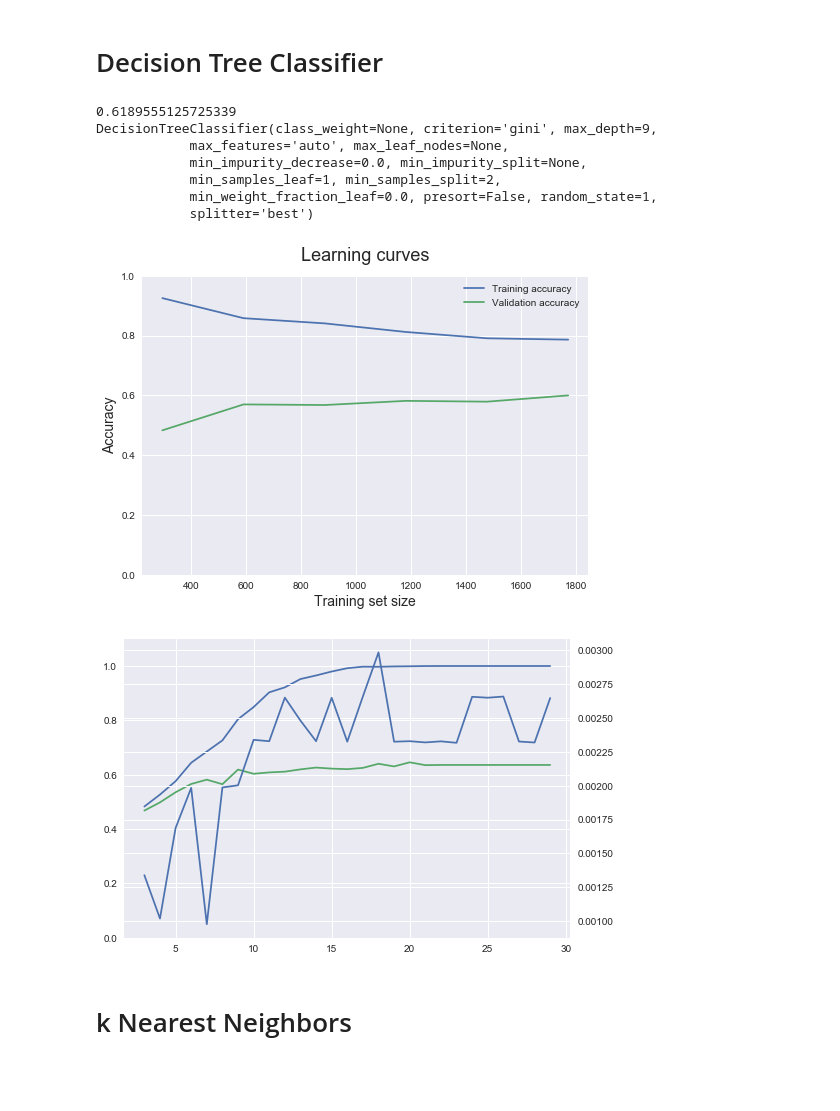
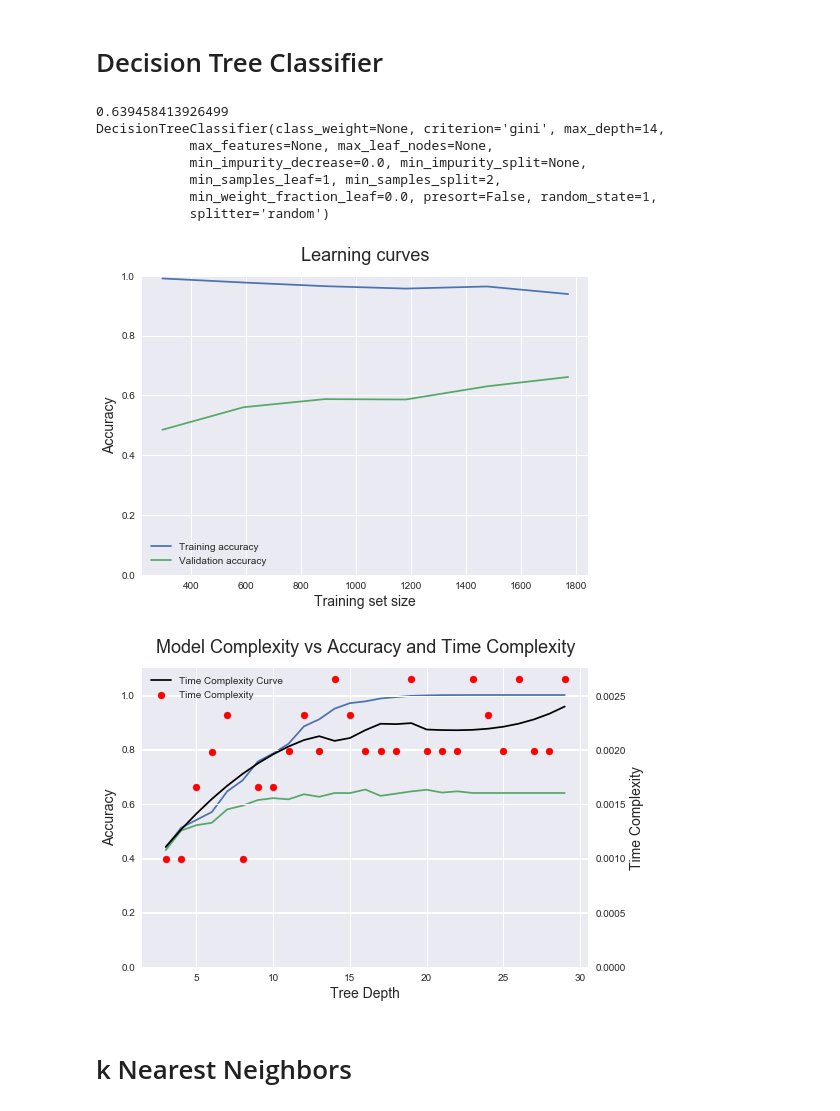
Before and after one commit to nshea3/ml_notebooks, a Jupyter notebook: ML_P1_welllogs.ipynb, the cells around one changed output. Saved outputs shown, nothing was run; the diff lists cells and outputs as text; code cells hidden in the pictures; blank space fills up the shorter version.

```diff
--- a/ML_P1_welllogs.ipynb
+++ b/ML_P1_welllogs.ipynb
@@ -153,10 +172,9 @@ This is the ExtraTreesClassifier
 
 """
 
-etc_grid = {'n_estimators' : range(5,20,5), 'max_depth' : range(3,20),
+etc_grid = {'n_estimators' : range(5,20,5), 'max_depth' : range(3,13),
             'max_features':["auto","log2",None], 'warm_start':[True, False]}
 result = model_helper(etc_grid, ExtraTreesClassifier(random_state=1), X_train, y_train)
-print(result[0])
 etc_est = result[0]
 
 plot_learning_curve(*tv_scores_mean(etc_est,X_train,y_train,train_sizes))
@@ -178,5 +190,11 @@ ExtraTreesClassifier(bootstrap=False, class_weight=None, criterion='gini',
 # %%
-gridsearch = model_selection.GridSearchCV(estimator = etc_est, param_grid = {'max_depth' : range(3,50,1)})
+from scipy.signal import savgol_filter
+
+gridsearch = model_selection.GridSearchCV(estimator = etc_est, param_grid = {'max_depth' : range(3,50,1)}, pre_dispatch=1)
 gridsearch.fit(X_train,y_train)
-plot_complexity_curve(gridsearch.param_grid['max_depth'], gridsearch.cv_results_['mean_fit_time'], gridsearch.cv_results_['mean_train_score'], gridsearch.cv_results_['mean_test_score'])
+total_time = gridsearch.cv_results_['mean_score_time'] + gridsearch.cv_results_['mean_fit_time']
+
+smooth_tt = savgol_filter(total_time, 19, 3)
+
+plot_complexity_curve(gridsearch.param_grid['max_depth'], total_time, smooth_tt, gridsearch.cv_results_['mean_train_score'], gridsearch.cv_results_['mean_test_score'])
 # %% [output]
@@ -190,27 +210,29 @@ This is the DecisionTreesClassifier
 """
 
 
-tree_grid = {'max_depth' : range(3,10), 'splitter':["best","random"], 'max_features':["auto","log2",None]}
+tree_grid = {'max_depth' : range(3,15), 'splitter':["best","random"], 'max_features':["auto","log2",None]}
 result = model_helper(tree_grid, DecisionTreeClassifier(random_state=1), X_train, y_train)
 dtc_est = result[0]
 
 plot_learning_curve(*tv_scores_mean(dtc_est,X_train,y_train,train_sizes))
 # %% [output]
-0.6189555125725339
-DecisionTreeClassifier(class_weight=None, criterion='gini', max_depth=9,
-            max_features='auto', max_leaf_nodes=None,
+0.639458413926499
+DecisionTreeClassifier(class_weight=None, criterion='gini', max_depth=14,
+            max_features=None, max_leaf_nodes=None,
             min_impurity_decrease=0.0, min_impurity_split=None,
             min_samples_leaf=1, min_samples_split=2,
             min_weight_fraction_leaf=0.0, presort=False, random_state=1,
-            splitter='best')
+            splitter='random')
-[figure, old version]
+[figure, new version]
 # %%
 gridsearch = model_selection.GridSearchCV(estimator = dtc_est, param_grid = {'max_depth' : range(3,30)})
 gridsearch.fit(X_train,y_train)
-#print(gridsearch.param_grid)
-plot_complexity_curve(gridsearch.param_grid['max_depth'], gridsearch.cv_results_['mean_fit_time'], gridsearch.cv_results_['mean_train_score'], gridsearch.cv_results_['mean_test_score'])
+total_time = gridsearch.cv_results_['mean_score_time'] + gridsearch.cv_results_['mean_fit_time']
+smooth_tt = savgol_filter(total_time, 19, 3)
+
+plot_complexity_curve(gridsearch.param_grid['max_depth'], total_time, smooth_tt, gridsearch.cv_results_['mean_train_score'], gridsearch.cv_results_['mean_test_score'])
 # %% [output]
-[figure, old version]
+[figure, new version]
 # %% [markdown]
 # k Nearest Neighbors
 # %%
```
Also changed, not shown: parts of 15 cells of this notebook.
